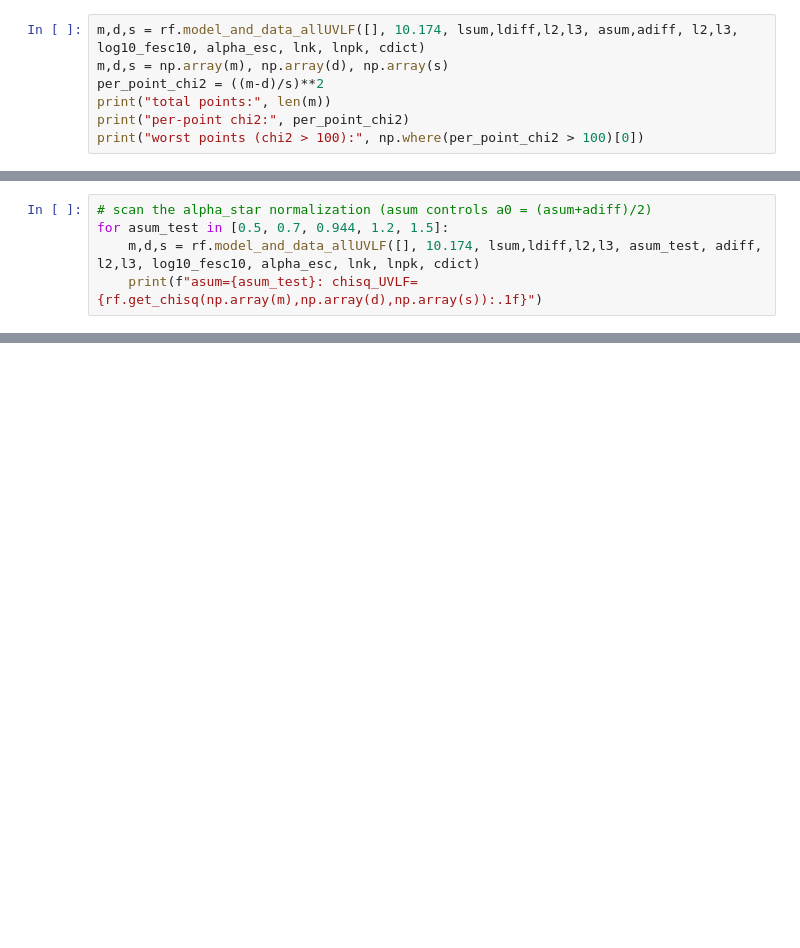
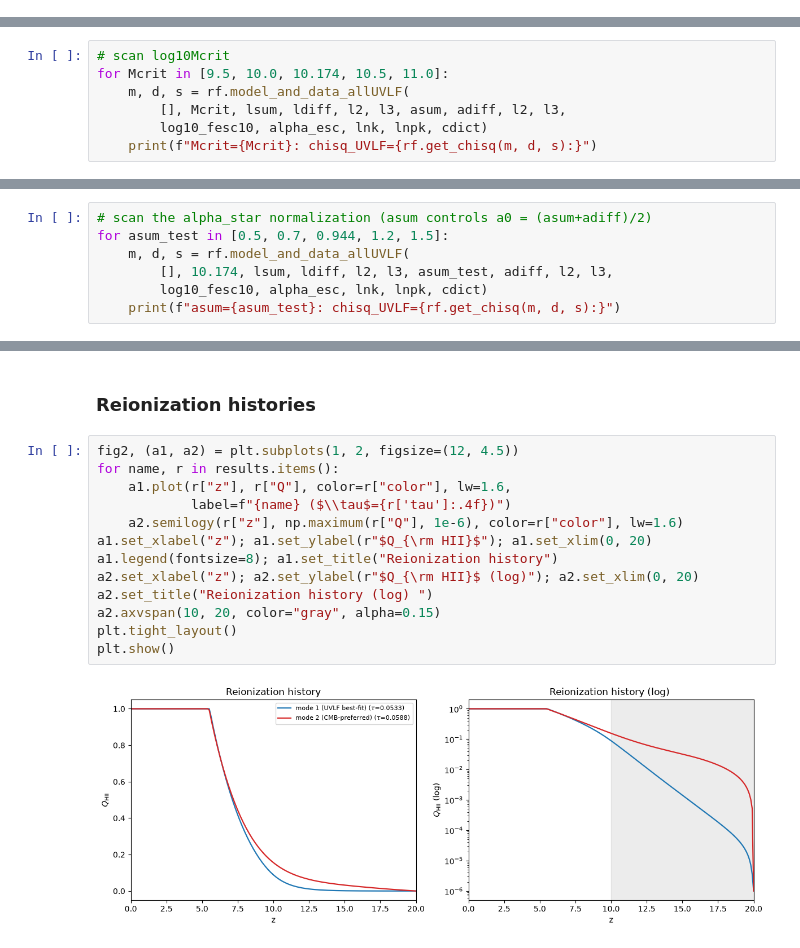
Before and after one commit to aayush21-work/Reio_hist, a Jupyter notebook: check.ipynb, the cells around one changed output, grey strips where cells are left out. Saved outputs shown, nothing was run; the diff lists cells and outputs as text; blank space fills up the shorter version.

```diff
--- a/check.ipynb
+++ b/check.ipynb
@@ -750,7 +0,0 @@ Mcrit=11.0: chisq_UVLF=9200.0
-# %%
-m,d,s = rf.model_and_data_allUVLF([], 10.174, lsum,ldiff,l2,l3, asum,adiff, l2,l3, log10_fesc10, alpha_esc, lnk, lnpk, cdict)
-m,d,s = np.array(m), np.array(d), np.array(s)
-per_point_chi2 = ((m-d)/s)**2
-print("total points:", len(m))
-print("per-point chi2:", per_point_chi2)
-print("worst points (chi2 > 100):", np.where(per_point_chi2 > 100)[0])
@@ -775,5 +0,0 @@ worst points (chi2 > 100): [ 4  5  6 10 11 12 18 19 23 24 29 32 33 35 36 37 40 4
-# %%
-# scan the alpha_star normalization (asum controls a0 = (asum+adiff)/2)
-for asum_test in [0.5, 0.7, 0.944, 1.2, 1.5]:
-    m,d,s = rf.model_and_data_allUVLF([], 10.174, lsum,ldiff,l2,l3, asum_test, adiff, l2,l3, log10_fesc10, alpha_esc, lnk, lnpk, cdict)
-    print(f"asum={asum_test}: chisq_UVLF={rf.get_chisq(np.array(m),np.array(d),np.array(s)):.1f}")
@@ -1255,0 +205,7 @@ tau_class = 0.053316226176311154
+# %%
+# scan log10Mcrit
+for Mcrit in [9.5, 10.0, 10.174, 10.5, 11.0]:
+    m, d, s = rf.model_and_data_allUVLF(
+        [], Mcrit, lsum, ldiff, l2, l3, asum, adiff, l2, l3,
+        log10_fesc10, alpha_esc, lnk, lnpk, cdict)
+    print(f"Mcrit={Mcrit}: chisq_UVLF={rf.get_chisq(m, d, s):}")
@@ -1255,0 +218,7 @@ tau_class = 0.053316226176311154
+# %%
+# scan the alpha_star normalization (asum controls a0 = (asum+adiff)/2)
+for asum_test in [0.5, 0.7, 0.944, 1.2, 1.5]:
+    m, d, s = rf.model_and_data_allUVLF(
+        [], 10.174, lsum, ldiff, l2, l3, asum_test, adiff, l2, l3,
+        log10_fesc10, alpha_esc, lnk, lnpk, cdict)
+    print(f"asum={asum_test}: chisq_UVLF={rf.get_chisq(m, d, s):}")
@@ -1255,0 +396,17 @@ tau_class = 0.053316226176311154
+# %% [markdown]
+### Reionization histories
+# %%
+fig2, (a1, a2) = plt.subplots(1, 2, figsize=(12, 4.5))
+for name, r in results.items():
+    a1.plot(r["z"], r["Q"], color=r["color"], lw=1.6,
+            label=f"{name} ($\\tau$={r['tau']:.4f})")
+    a2.semilogy(r["z"], np.maximum(r["Q"], 1e-6), color=r["color"], lw=1.6)
+a1.set_xlabel("z"); a1.set_ylabel(r"$Q_{\rm HII}$"); a1.set_xlim(0, 20)
+a1.legend(fontsize=8); a1.set_title("Reionization history")
+a2.set_xlabel("z"); a2.set_ylabel(r"$Q_{\rm HII}$ (log)"); a2.set_xlim(0, 20)
+a2.set_title("Reionization history (log) ")
+a2.axvspan(10, 20, color="gray", alpha=0.15)
+plt.tight_layout()
+plt.show()
+# %% [output]
+[figure, added]
```
Also changed, not shown: parts of 92 cells of this notebook.
